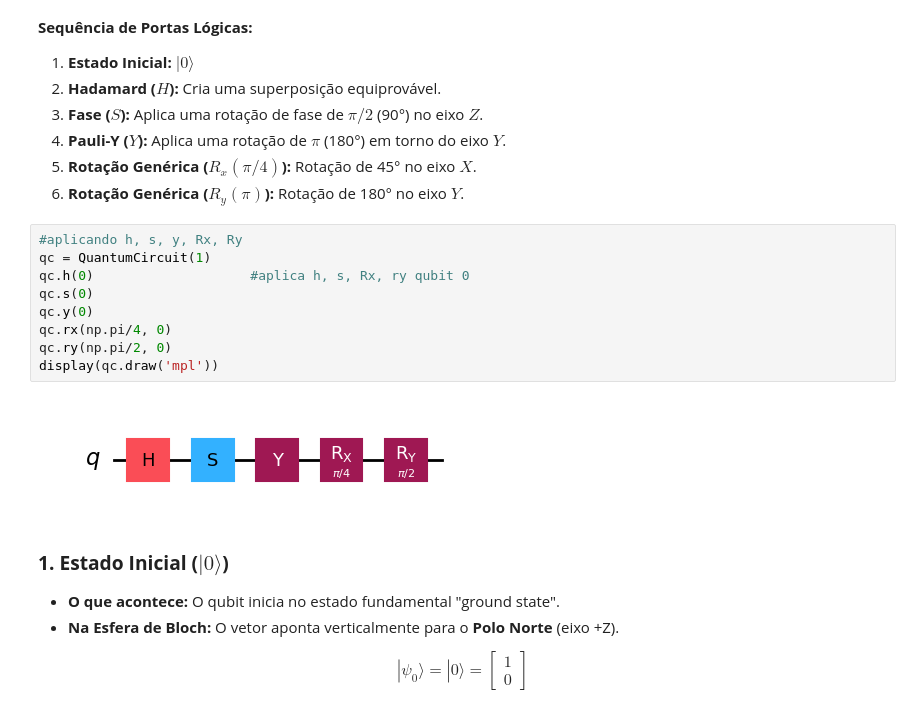
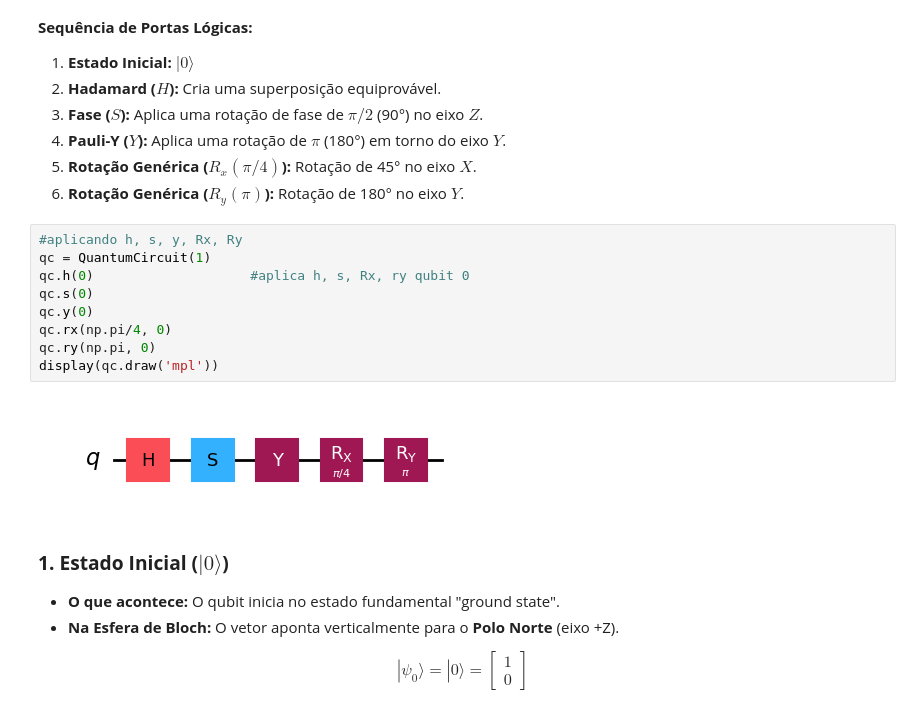
Before and after one commit to davidsonclem/Senai-Quantum, a Jupyter notebook: computacao_quantica/hands_on_01_02/Hands_on_01_02.ipynb, the cells around one changed output. Cells and saved outputs as stored; diff of their text form.

```diff
--- a/computacao_quantica/hands_on_01_02/Hands_on_01_02.ipynb
+++ b/computacao_quantica/hands_on_01_02/Hands_on_01_02.ipynb
@@ -88,14 +100,14 @@ Ele ilustra uma sequência de transformações unitárias fundamentais para mani
 # %%
 #aplicando h, s, y, Rx, Ry
 qc = QuantumCircuit(1)
 qc.h(0)                    #aplica h, s, Rx, ry qubit 0
 qc.s(0)
 qc.y(0)
 qc.rx(np.pi/4, 0)
-qc.ry(np.pi/2, 0)
+qc.ry(np.pi, 0)
 display(qc.draw('mpl'))
 # %% [output]
-[figure, old version]
+[figure, new version]
 # %% [markdown]
 ### **1. Estado Inicial ($|0\rangle$)**
 * **O que acontece:** O qubit inicia no estado fundamental "ground state".
```
Also changed, not shown: parts of 8 cells of this notebook.
